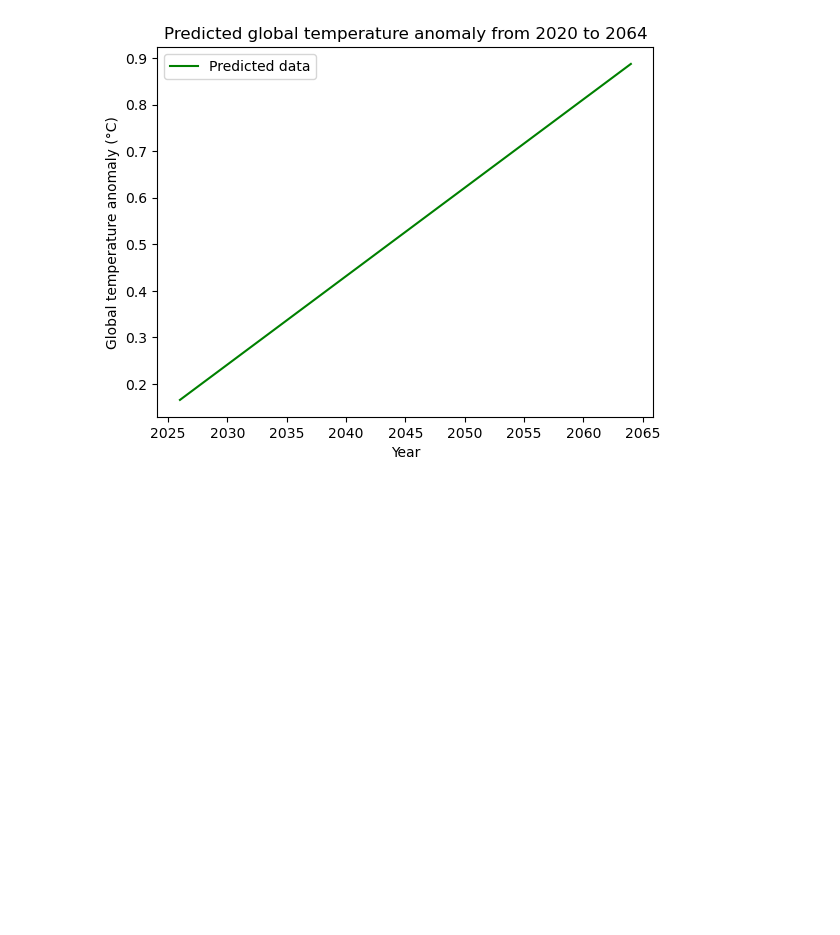
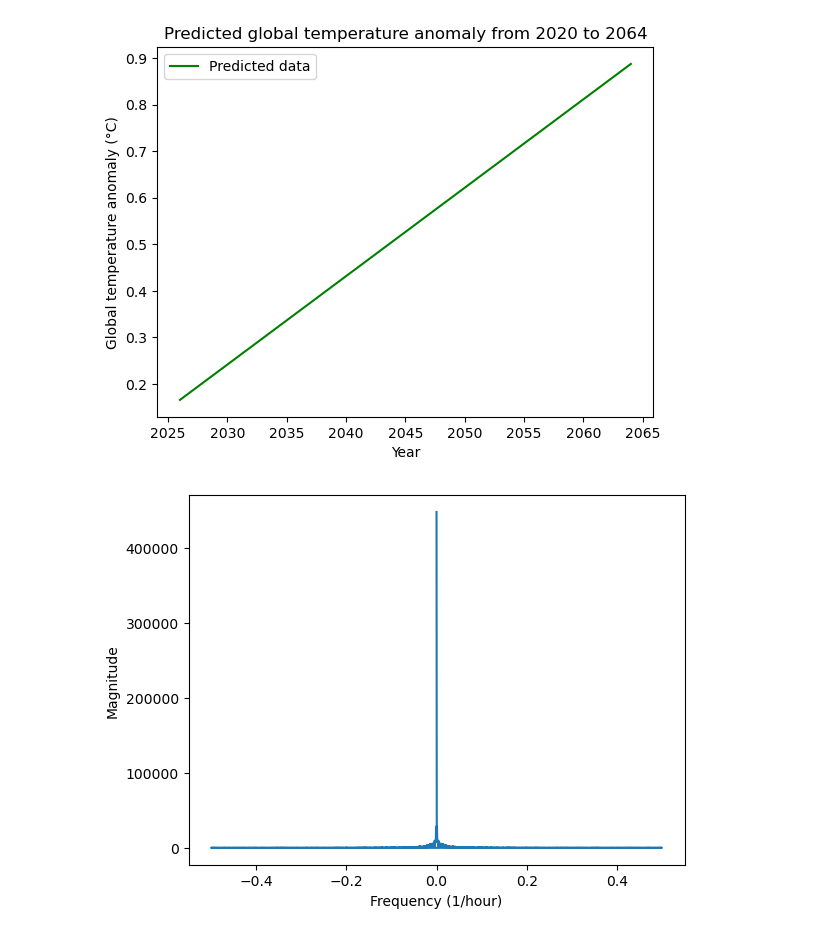
Before and after one commit to dectan/Programming-for-Data-Analysis-Project-2, a Jupyter notebook: Project 2.ipynb, the cells around one changed output. Saved outputs shown, nothing was run; the diff lists cells and outputs as text; code cells hidden in the pictures; blank space fills up the shorter version.

```diff
--- a/Project 2.ipynb
+++ b/Project 2.ipynb
@@ -1025,3 +1073,25 @@ plt.legend()
 plt.show()
 # %% [output]
 [figure]
+# %%
+#temp = pd.read_csv("temp_data.csv")
+
+# Extract the CO2 column as a numpy array
+y = co2_ipcc["CO2 (ppmv)"].to_numpy()
+
+# Assume the data is sampled at a constant rate of 1 hour
+T = 1.0 # Sample spacing
+N = len(y) # Number of sample points
+
+# Compute the Fourier transform and the frequencies
+yf = fft(y) # Fourier transform
+xf = fftfreq(N, T) # Frequencies
+
+# Plot the magnitude of the Fourier transform
+import matplotlib.pyplot as plt
+plt.plot(xf, np.abs(yf))
+plt.xlabel("Frequency (1/hour)")
+plt.ylabel("Magnitude")
+plt.show()
+# %% [output]
+[figure, added]
```
Also changed, not shown: parts of 24 cells of this notebook.
